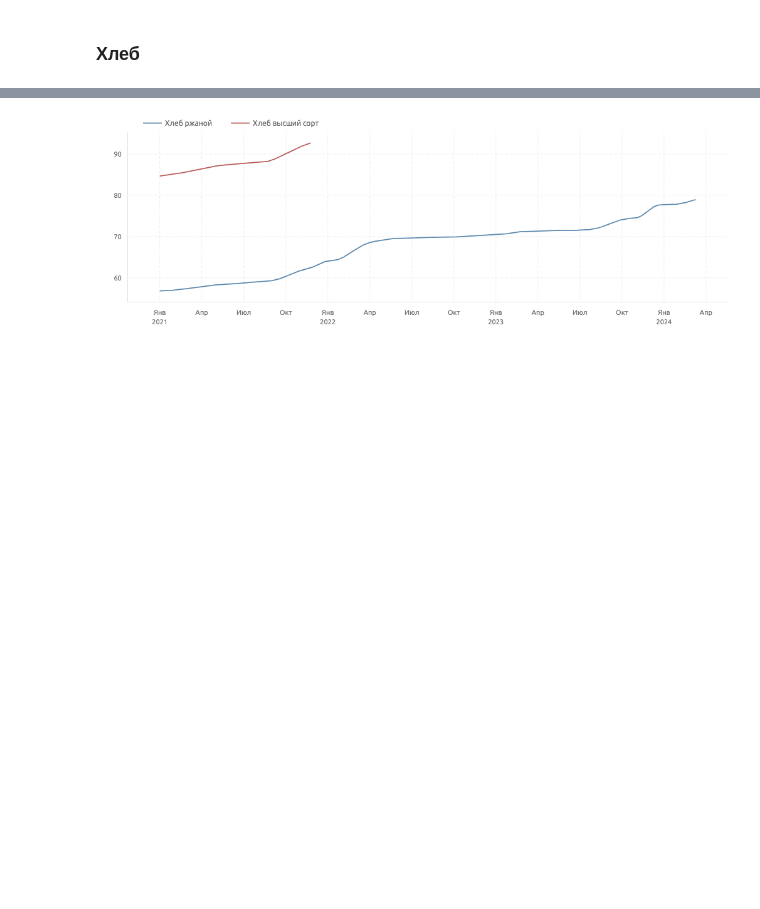
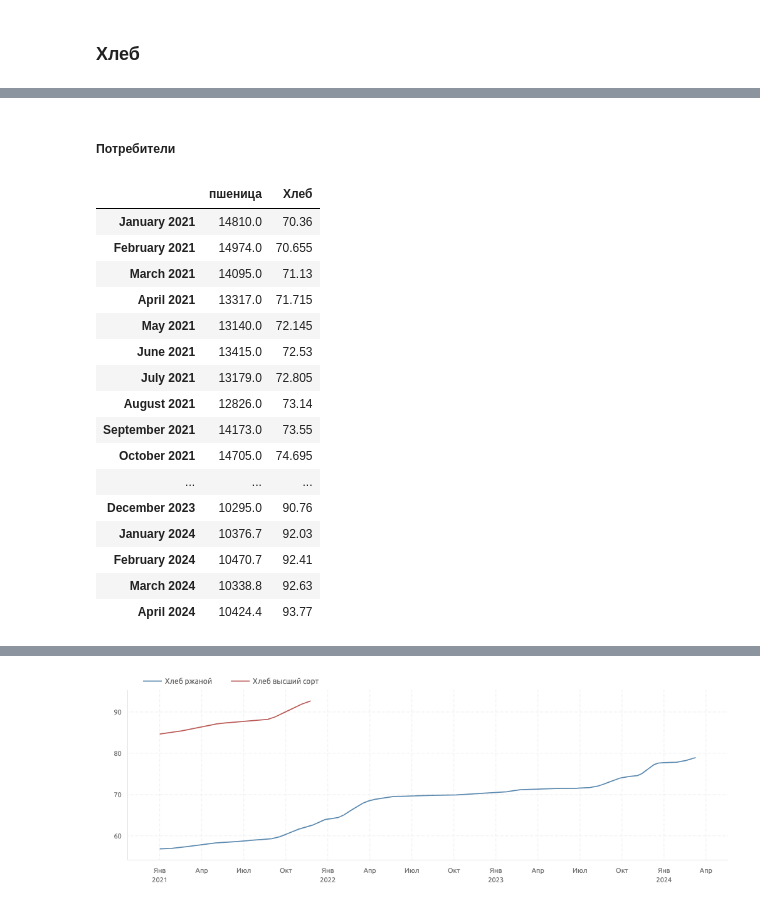
Before and after one commit to achasovsky/economy-rus-dash, a Jupyter notebook: 01-main.ipynb, the cells around one changed output, grey strips where cells are left out. Drawn from its saved outputs; the diff is of its cells as text; code cells hidden in the pictures; blank space fills up the shorter version.

```diff
--- a/01-main.ipynb
+++ b/01-main.ipynb
@@ -83 +85,3 @@ prices_growth_food = pd.concat(
 )
+# %% [markdown]
+##### Потребители
@@ -83,0 +102,24 @@ prices_growth_food = pd.concat(
+# %%
+prices_food = pd.concat(
+    [prices_food, bread], axis=1
+)
+# %%
+prices_food
+# %% [output]
+|  | пшеница | Хлеб |
+| January 2021 | 14810.0 | 70.36 |
+| February 2021 | 14974.0 | 70.655 |
+| March 2021 | 14095.0 | 71.13 |
+| April 2021 | 13317.0 | 71.715 |
+| May 2021 | 13140.0 | 72.145 |
+| June 2021 | 13415.0 | 72.53 |
+| July 2021 | 13179.0 | 72.805 |
+| August 2021 | 12826.0 | 73.14 |
+| September 2021 | 14173.0 | 73.55 |
+| October 2021 | 14705.0 | 74.695 |
+| ... | ... | ... |
+| December 2023 | 10295.0 | 90.76 |
+| January 2024 | 10376.7 | 92.03 |
+| February 2024 | 10470.7 | 92.41 |
+| March 2024 | 10338.8 | 92.63 |
+| April 2024 | 10424.4 | 93.77 |
```
Also changed, not shown: parts of 18 cells of this notebook, 3 other files.
